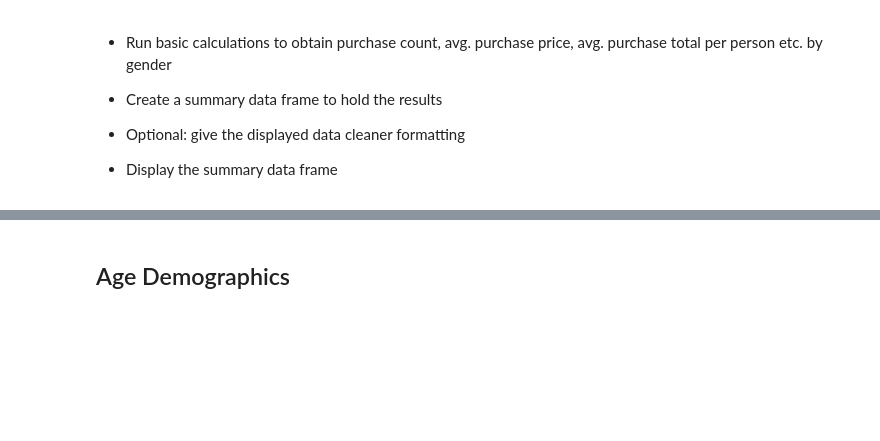
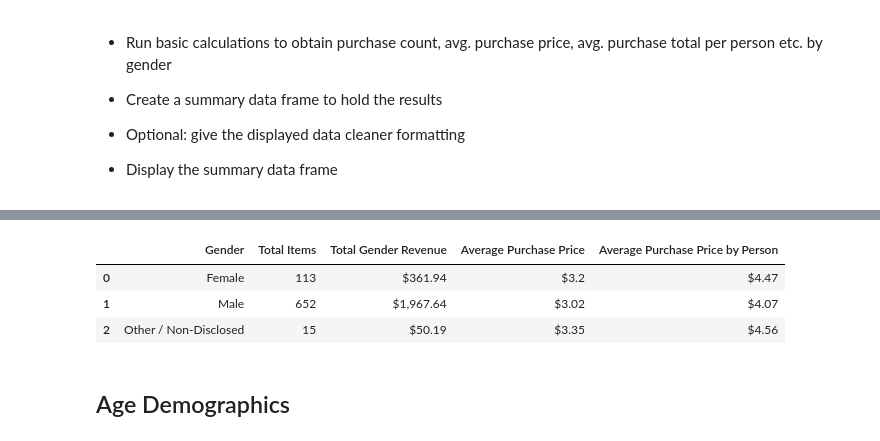
Before and after one commit to da-jam/pandas_challenge, a Jupyter notebook: HeroesOfPymoli/HeroesOfPymoli_starter.ipynb, the cells around one changed output, grey strips where cells are left out. Drawn from its saved outputs; the diff is of its cells as text; code cells hidden in the pictures; blank space fills up the shorter version.

Commit message:
groups

```diff
--- a/HeroesOfPymoli/HeroesOfPymoli_starter.ipynb
+++ b/HeroesOfPymoli/HeroesOfPymoli_starter.ipynb
@@ -140,3 +133,54 @@ summary_gender
+# %%
+#count and purchase by gender
+
+purchase_group_count = purchase_data.groupby(["Gender"]).count()
+gender_purchase = purchase_group_count["SN"]
+#gender_purchase
+purchase_group_sum = purchase_data.groupby(["Gender"]).sum()
+gender_revenue = purchase_group_sum["Price"]
+#print(gender_revenue)
+aver_purchase = gender_revenue/gender_purchase
+#aver_purchase
+
+#count and purchase by person by gender
+purchase_group_count = purchase_data.groupby(["Gender", "SN"]).count()
+players_female = purchase_group_count.loc["Female","Price"].count()
+#players_female
+players_male = purchase_group_count.loc["Male","Price"].count()
+#players_male
+players_other = purchase_group_count.loc["Other / Non-Disclosed","Price"].count()
+#players_other
+
+#average purchase per player per gender
+ave_female_purchase = gender_revenue[0]/players_female
+#ave_female_purchase
+ave_male_purchase = gender_revenue[1]/players_male
+ave_other_purchase = gender_revenue[2]/players_other
+
+#formats
+def format3(gender_revenue):
+    return"${:,.7}".format(gender_revenue)
+
+def format4(aver_purchase):
+    return"${:,.3}".format(aver_purchase)
+
+
+summary_gender_purchase = pd.DataFrame({"Gender":["Female","Male","Other / Non-Disclosed"],
+                                        "Total Items":[gender_purchase[0], gender_purchase[1],gender_purchase[2]],
+                                        "Total Gender Revenue":[gender_revenue[0],gender_revenue[1],gender_revenue[2]],
+                                        "Average Purchase Price":[aver_purchase[0],aver_purchase[1],aver_purchase[2]],
+                                        "Average Purchase Price by Person":[ave_female_purchase,ave_male_purchase,ave_other_purchase]
+                                        })
+
+summary_gender_purchase["Total Gender Revenue"]=summary_gender_purchase["Total Gender Revenue"].apply(format3)
+summary_gender_purchase["Average Purchase Price"]=summary_gender_purchase["Average Purchase Price"].apply(format4)
+summary_gender_purchase["Average Purchase Price by Person"]=summary_gender_purchase["Average Purchase Price by Person"].apply(format)
+summary_gender_purchase
+# %% [output]
+|  | Gender | Total Items | Total Gender Revenue | Average Purchase Price | Average Purchase Price by Person |
+| 0 | Female | 113 | $361.94 | $3.2 | $4.47 |
+| 1 | Male | 652 | $1,967.64 | $3.02 | $4.07 |
+| 2 | Other / Non-Disclosed | 15 | $50.19 | $3.35 | $4.56 |
 # %% [markdown]
 ## Age Demographics
 # %% [markdown]
```
Also changed, not shown: parts of 1 cell of this notebook.
